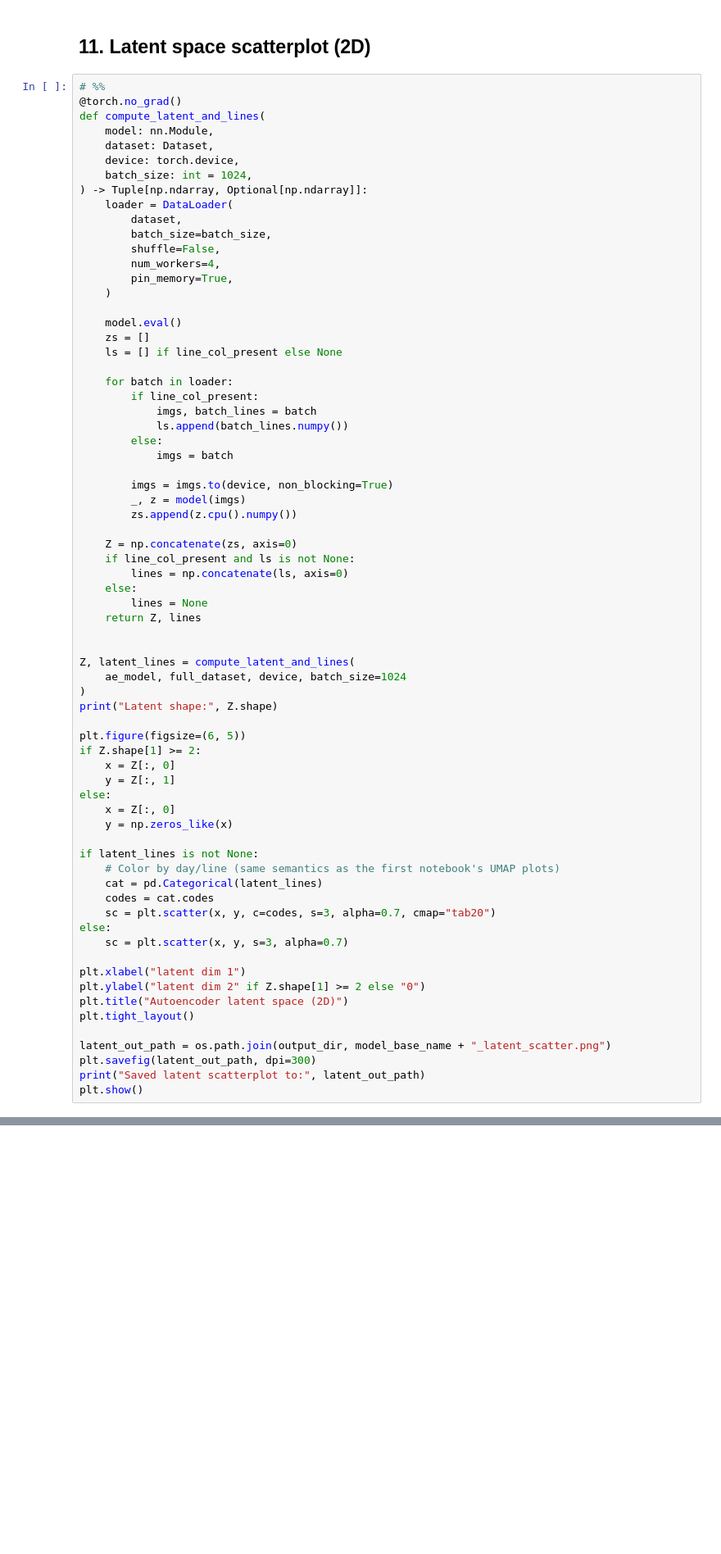
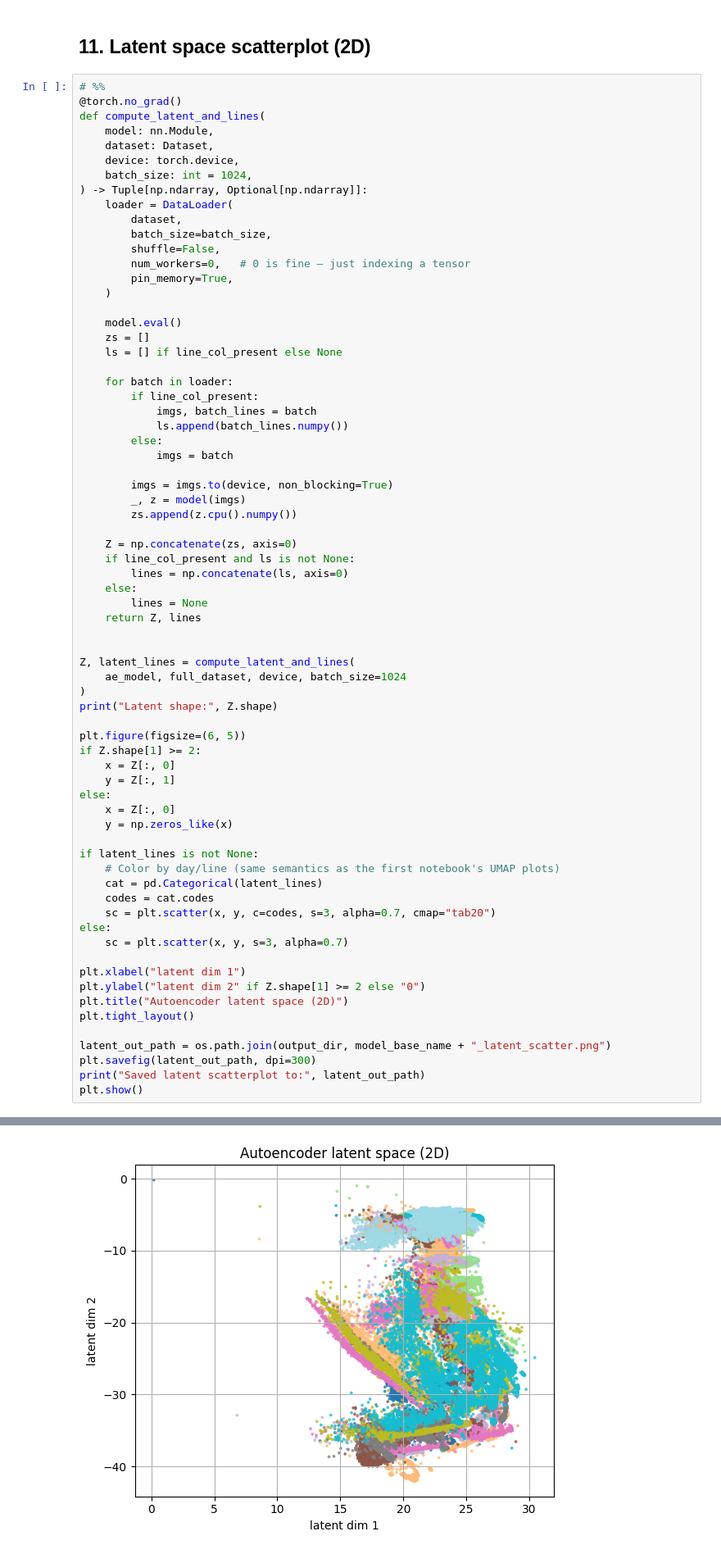
Before and after one commit to CursedSeraphim/edinburgh-office-data-preprocessing, a Jupyter notebook: train_autoencoder.ipynb, the cells around one changed output, grey strips where cells are left out. Shown at 82% size. Saved outputs shown, nothing was run; the diff lists cells and outputs as text; blank space fills up the shorter version.

```diff
--- a/train_autoencoder.ipynb
+++ b/train_autoencoder.ipynb
@@ -862,7 +1007,7 @@ def compute_latent_and_lines(
         dataset,
         batch_size=batch_size,
         shuffle=False,
-        num_workers=4,
+        num_workers=0,   # 0 is fine – just indexing a tensor
         pin_memory=True,
     )
 
@@ -919,3 +1064,4 @@ latent_out_path = os.path.join(output_dir, model_base_name + "_latent_scatter.pn
 plt.savefig(latent_out_path, dpi=300)
 print("Saved latent scatterplot to:", latent_out_path)
 plt.show()
+# %% [output]
@@ -921,0 +1070 @@ plt.show()
+[figure, added]
```
Also changed, not shown: parts of 14 cells of this notebook, 2 other files.
